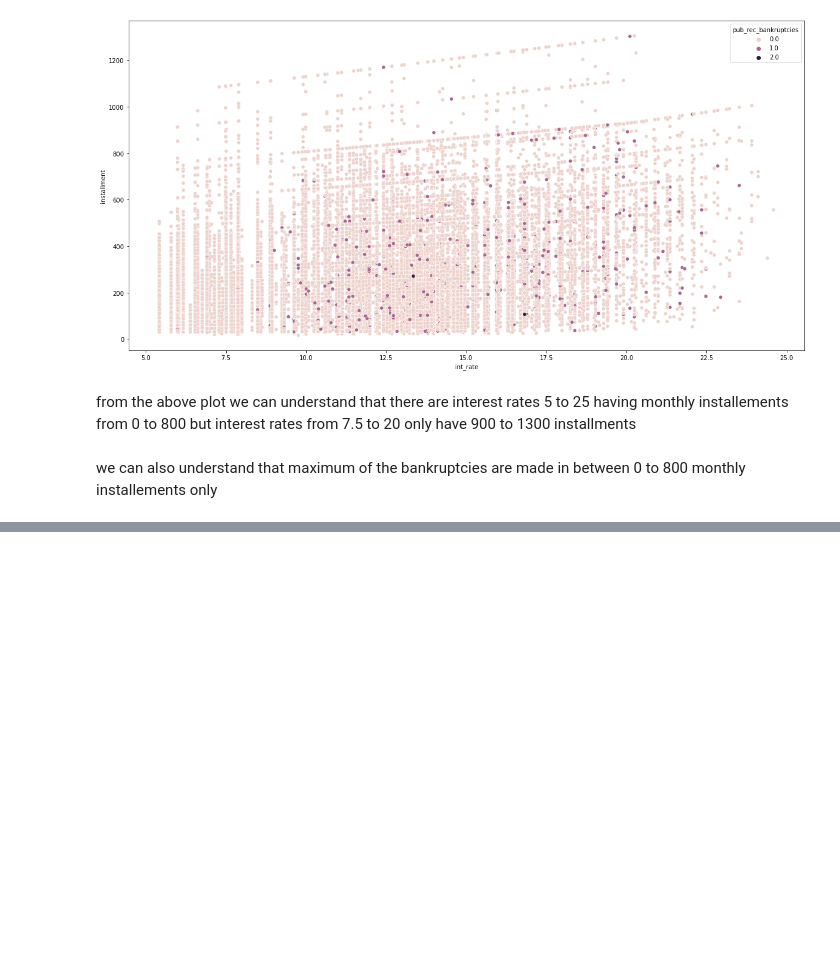
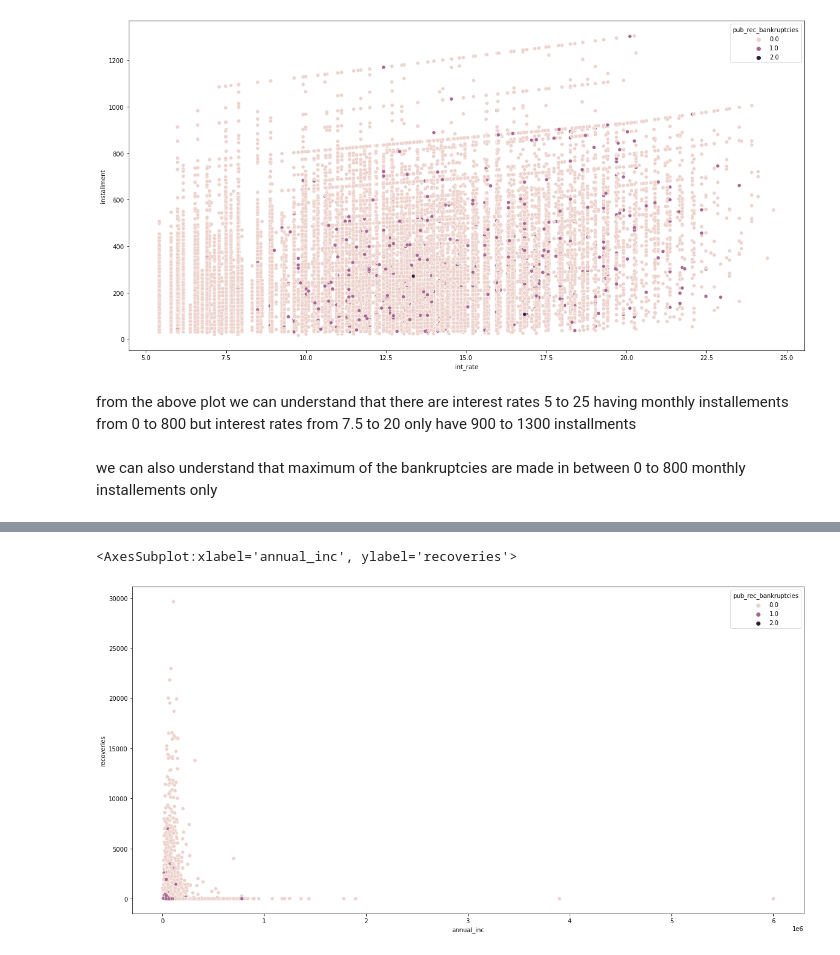
Before and after one commit to raptortreats/LendingClubCaseStudy, a Jupyter notebook: Rochish_GSK.ipynb, the cells around one changed output, grey strips where cells are left out. Saved outputs shown, nothing was run; the diff lists cells and outputs as text; code cells hidden in the pictures; blank space fills up the shorter version.

```diff
--- a/Rochish_GSK.ipynb
+++ b/Rochish_GSK.ipynb
@@ -658,0 +632,6 @@ sns.scatterplot(data=final_df, x='annual_inc', y='installment')
+# %%
+plt.figure(figsize=(20, 10))
+sns.scatterplot(data=final_df, x='annual_inc', y='recoveries', hue='pub_rec_bankruptcies')
+# %% [output]
+<AxesSubplot:xlabel='annual_inc', ylabel='recoveries'>
+[figure, added]
```
Also changed, not shown: parts of 25 cells of this notebook, 1 other file.
